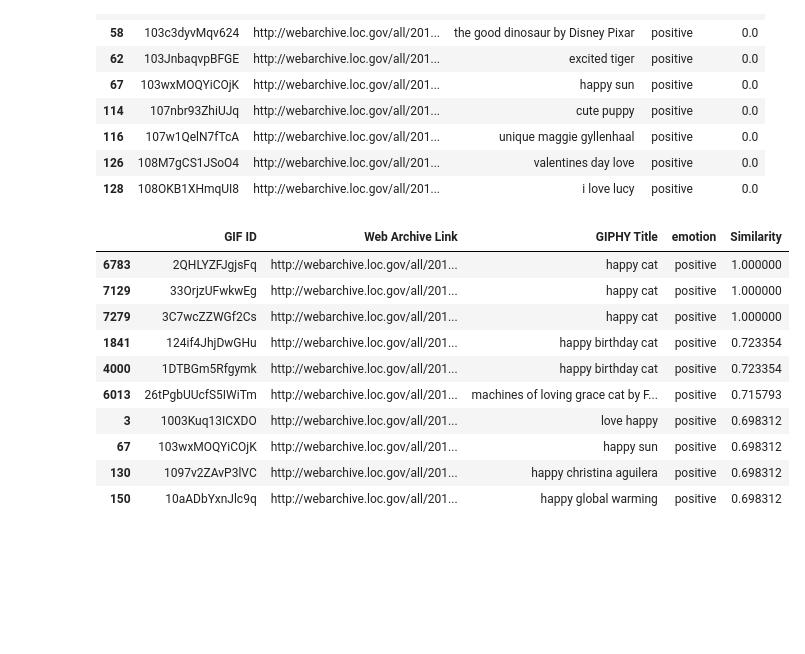
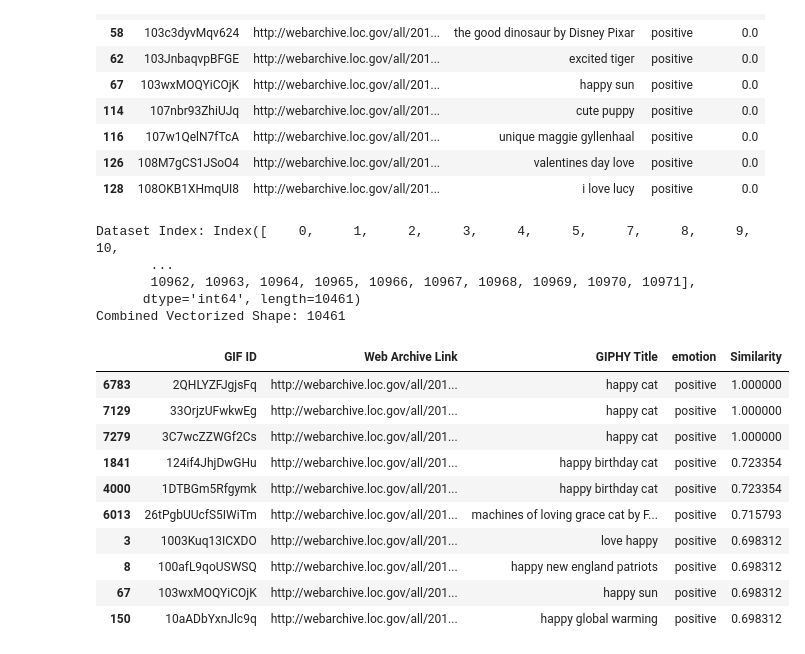
Before and after one commit to sofiecook/4200final, a Jupyter notebook: final.ipynb, the cells around one changed output. Drawn from its saved outputs; the diff is of its cells as text; code cells hidden in the pictures; blank space fills up the shorter version.

```diff
--- a/final.ipynb
+++ b/final.ipynb
@@ -209,6 +210,8 @@ dataset['combined_text'] = dataset.apply(
 vectorizer = TfidfVectorizer(max_features=500, stop_words='english')
 combined_vectorized = vectorizer.fit_transform(dataset['combined_text'])
 
+print(f"Dataset Index: {dataset.index}")  # Indices of the dataset
+print(f"Combined Vectorized Shape: {combined_vectorized.shape[0]}")  # Number of rows in the sparse matrix
 # Function to process query with sentiment analysis and vectorization
 def process_query(query):
     # Use TextBlob for sentiment analysis to extract emotion from query
@@ -226,7 +229,7 @@ def retrieve_gifs_fixed(query, top_n=10):
     query_emotion, query_vector = process_query(query)
 
     # Filter dataset by matching emotions
-    matching_gifs = dataset[dataset['emotion'] == query_emotion]
+    matching_gifs = dataset[dataset['emotion'] == query_emotion].reset_index(drop=True)
 
     if matching_gifs.empty:
         return "No matching GIFs found for the specified emotion."
@@ -235,33 +238,38 @@ def retrieve_gifs_fixed(query, top_n=10):
     matching_indices = matching_gifs.index.to_numpy()
     matching_vectors = combined_vectorized[matching_indices]
 
     # Compute cosine similarity with the combined text
     similarity_scores = cosine_similarity(query_vector, matching_vectors).flatten()
 
     # Add similarity scores to the filtered dataset
     matching_gifs = matching_gifs.copy()
     matching_gifs['Similarity'] = similarity_scores
 
     # Rank by similarity score and select top N results
     top_results = matching_gifs.nlargest(top_n, 'Similarity')
     return top_results[['GIF ID', 'Web Archive Link', 'GIPHY Title', 'Description', 'emotion', 'Similarity']]
 
 # Example Query
 query_example = "A happy moment with a cat"
 
 # Retrieve GIFs for the query
 results = retrieve_gifs(query_example)
 
 results
 # %% [output]
+Dataset Index: Index([    0,     1,     2,     3,     4,     5,     7,     8,     9,    10,
+       ...
+       10962, 10963, 10964, 10965, 10966, 10967, 10968, 10969, 10970, 10971],
+      dtype='int64', length=10461)
+Combined Vectorized Shape: 10461
 |  | GIF ID | Web Archive Link | GIPHY Title | emotion | Similarity |
 | 6783 | 2QHLYZFJgjsFq | http://webarchive.loc.gov/all/201... | happy cat | positive | 1.000000 |
 | 7129 | 33OrjzUFwkwEg | http://webarchive.loc.gov/all/201... | happy cat | positive | 1.000000 |
 | 7279 | 3C7wcZZWGf2Cs | http://webarchive.loc.gov/all/201... | happy cat | positive | 1.000000 |
 | 1841 | 124if4JhjDwGHu | http://webarchive.loc.gov/all/201... | happy birthday cat | positive | 0.723354 |
 | 4000 | 1DTBGm5Rfgymk | http://webarchive.loc.gov/all/201... | happy birthday cat | positive | 0.723354 |
 | 6013 | 26tPgbUUcfS5IWiTm | http://webarchive.loc.gov/all/201... | machines of loving grace cat by F... | positive | 0.715793 |
 | 3 | 1003Kuq13ICXDO | http://webarchive.loc.gov/all/201... | love happy | positive | 0.698312 |
+| 8 | 100afL9qoUSWSQ | http://webarchive.loc.gov/all/201... | happy new england patriots | positive | 0.698312 |
 | 67 | 103wxMOQYiCOjK | http://webarchive.loc.gov/all/201... | happy sun | positive | 0.698312 |
-| 130 | 1097v2ZAvP3lVC | http://webarchive.loc.gov/all/201... | happy christina aguilera | positive | 0.698312 |
 | 150 | 10aADbYxnJlc9q | http://webarchive.loc.gov/all/201... | happy global warming | positive | 0.698312 |
```
Also changed, not shown: parts of 5 cells of this notebook.
